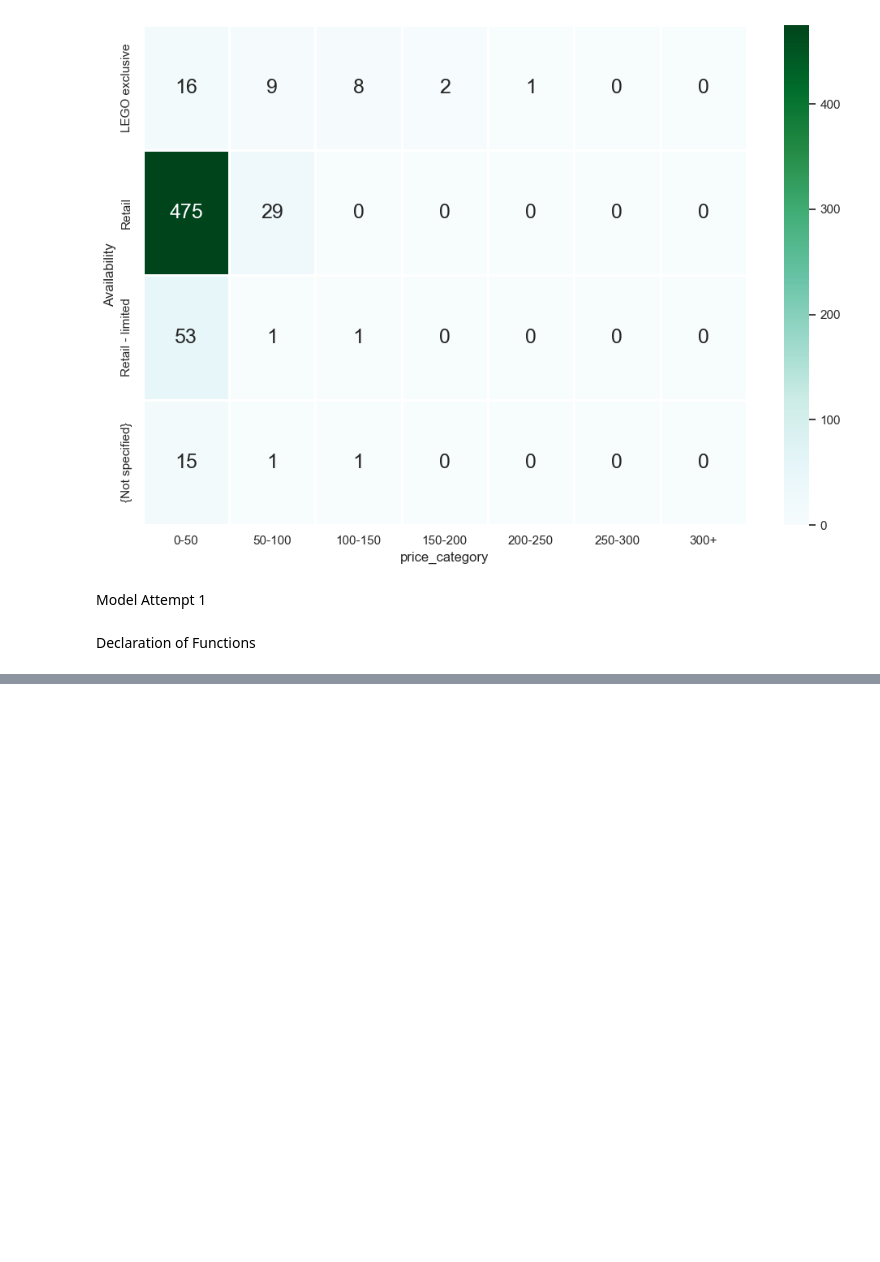
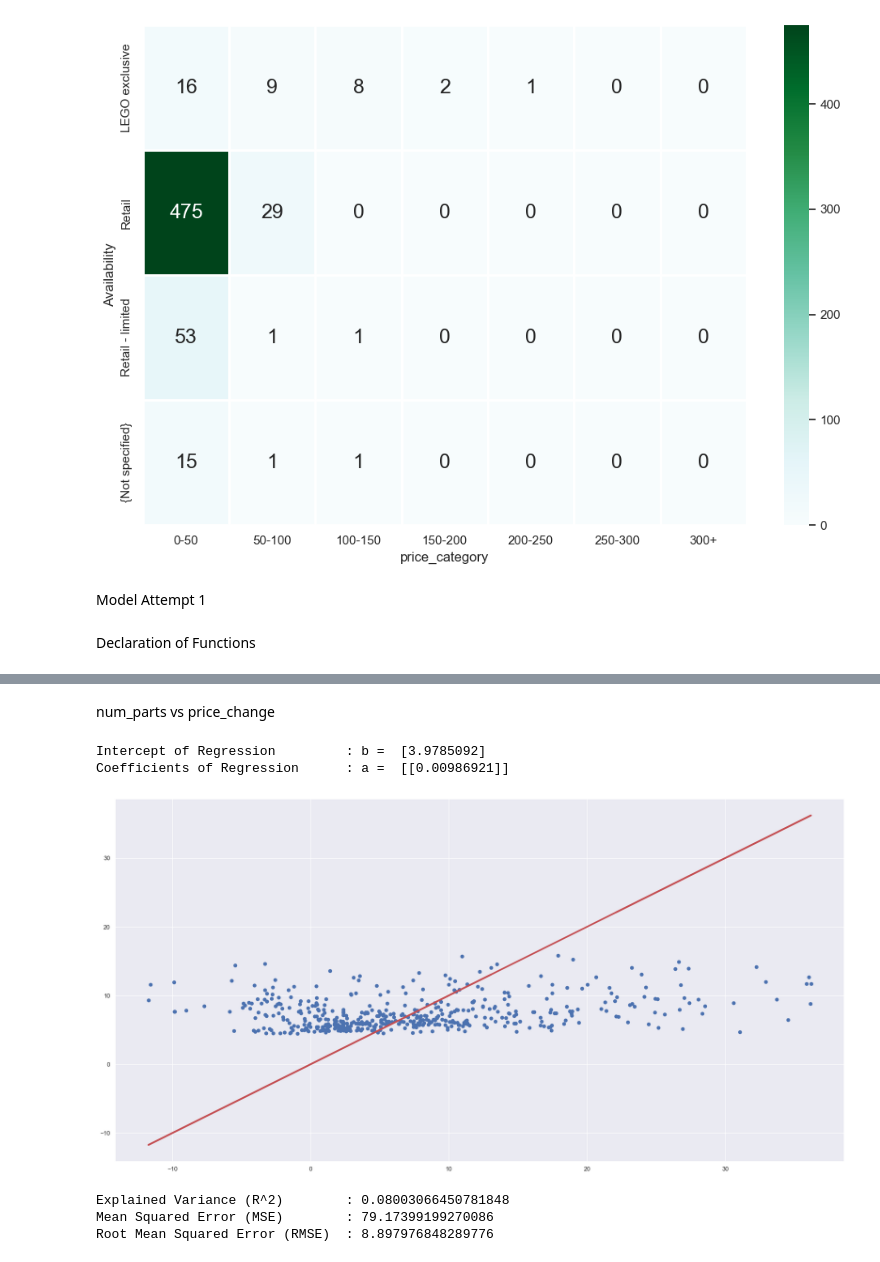
Before and after one commit to junhowe/sc1015-proj, a Jupyter notebook: tempmodel.ipynb, the cells around one changed output, grey strips where cells are left out. Cells and saved outputs as stored; diff of their text form; code cells hidden in the pictures; blank space fills up the shorter version.

```diff
--- a/tempmodel.ipynb
+++ b/tempmodel.ipynb
@@ -273,12 +273,11 @@ def reg_func(predictor, response):
 
     # Linear Regression using Train Data
     linreg = LinearRegression()         # create the linear regression object
-    linreg.fit(Xtrain, ytrain)        # train the linear regression model
+    linreg.fit(xtrain, ytrain)      # train the linear regression model
 
     # Coefficients of the Linear Regression line
     print('Intercept of Regression \t: b = ', linreg.intercept_)
     print('Coefficients of Regression \t: a = ', linreg.coef_)
-    print()
 
     # Predict price_change values corresponding to predictor
     ytrain_pred = linreg.predict(xtrain)
@@ -305,7 +304,7 @@ def gof(predictor, response):
     ytest_pred = linreg.predict(xtest)
 
     #Explained Variance (R^2)
-    print("Explained Variance (R^2) \t:", linreg.score(X_train, y_train))
+    print("Explained Variance (R^2) \t:", linreg.score(xtrain, ytrain))
 
     # MSE function
     def mean_sq_err(actual, predicted):
@@ -317,11 +316,12 @@ def gof(predictor, response):
     print("Root Mean Squared Error (RMSE) \t:", np.sqrt(mse))
 
 # Function to find
-def remove_outliers(df, col):
+def find_outliers(df, col):
     q1 = df[col].quantile(0.25)
     q3 = df[col].quantile(0.75)
     iqr = q3 - q1
     lower = q1 - 1.5 * iqr
     upper = q3 + 1.5 * iqr
-    filtered_df = df[(df[col] <= upper) & (df[col] >= lower)]
-    return filtered_df
+    print(col)
+    print("Lower: ", lower)
+    print("Upper: ", upper)
@@ -333,0 +348,21 @@ KeyError: 'price_change'
+# %%
+df_filtered = legoData[(legoData["num_parts"] <= 1220.375) & (legoData["num_parts"] >= -426.625) & (legoData["num_figs"] <= 10) & (legoData["num_figs"] >= -6) & (legoData["retail_price"] <= 107.49) & (legoData["retail_price"] >= -32.51) & (legoData["num_unique_figs"] <= 5) & (legoData["num_unique_figs"] >= -3) & (legoData["price_change"] <= 38.375) & (legoData["price_change"] >= -19.725)]
+clean_num_parts = pd.DataFrame(df_filtered['num_parts'])
+clean_num_figs = pd.DataFrame(df_filtered['num_figs'])
+clean_retail_price = pd.DataFrame(df_filtered['retail_price'])
+clean_num_unique_figs = pd.DataFrame(df_filtered['num_unique_figs'])
+clean_price_change = pd.DataFrame(df_filtered['price_change'])
+# %% [markdown]
+num_parts vs price_change
+# %%
+reg_func(clean_num_parts, clean_price_change)
+# %% [output]
+Intercept of Regression         : b =  [3.9785092]
+Coefficients of Regression      : a =  [[0.00986921]]
+[figure, added]
+# %%
+gof(clean_num_parts, clean_price_change)
+# %% [output]
+Explained Variance (R^2)        : 0.08003066450781848
+Mean Squared Error (MSE)        : 79.17399199270086
+Root Mean Squared Error (RMSE)  : 8.897976848289776
```
Also changed, not shown: parts of 20 cells of this notebook.
